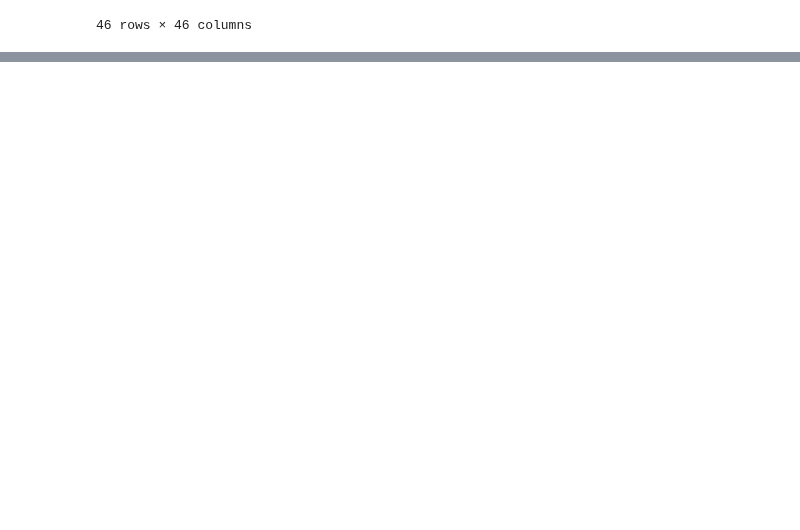
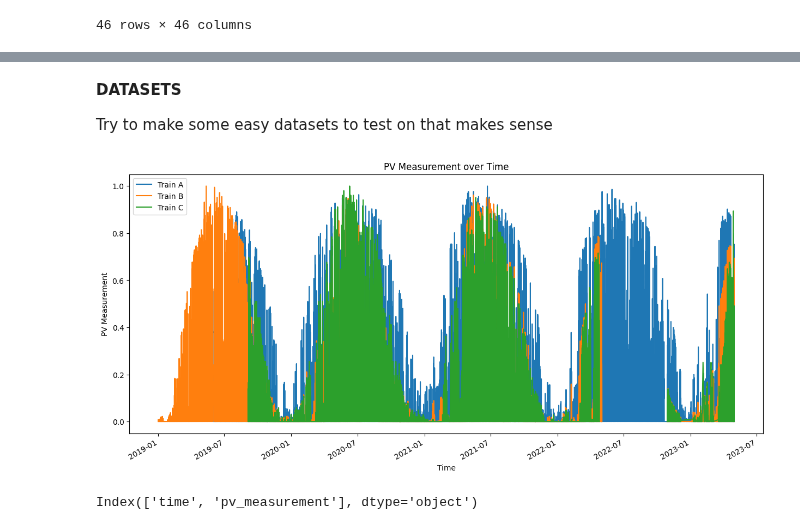
Before and after one commit to simenstang/TDT4173, a Jupyter notebook: data/notebooks_trials/simen_notebook.ipynb, the cells around one changed output, grey strips where cells are left out. Drawn from its saved outputs; the diff is of its cells as text; code cells hidden in the pictures; blank space fills up the shorter version.

Commit message:
satt farge på korr-matrisen og lagd et dataset y som er mulig å teste på

```diff
--- a/data/notebooks_trials/simen_notebook.ipynb
+++ b/data/notebooks_trials/simen_notebook.ipynb
@@ -196,0 +216,31 @@ df_corr
+# %% [markdown]
+**DATASETS**
+
+Try to make some easy datasets to test on that makes sense
+# %%
+def min_max(data):
+    data['pv_measurement'] = (data['pv_measurement'] - data['pv_measurement'].min()) / \
+                            (data['pv_measurement'].max() - data['pv_measurement'].min())
+
+min_max(train_a)
+min_max(train_b)
+min_max(train_c)
+
+fig, ax = plt.subplots(figsize=(15,7))
+
+train_a.plot(x='time', y='pv_measurement', ax=ax, label='Train A')
+train_b.plot(x='time', y='pv_measurement', ax=ax, label='Train B')
+train_c.plot(x='time', y='pv_measurement', ax=ax, label='Train C')
+
+ax.set_xlabel('Time')
+ax.set_ylabel('PV Measurement')
+ax.set_title('PV Measurement over Time')
+ax.legend()
+
+plt.show()
+# %% [output]
+[figure, added]
+# %%
+train_a.columns
+# %% [output]
+Index(['time', 'pv_measurement'], dtype='object')
```
Also changed, not shown: parts of 11 cells of this notebook.
